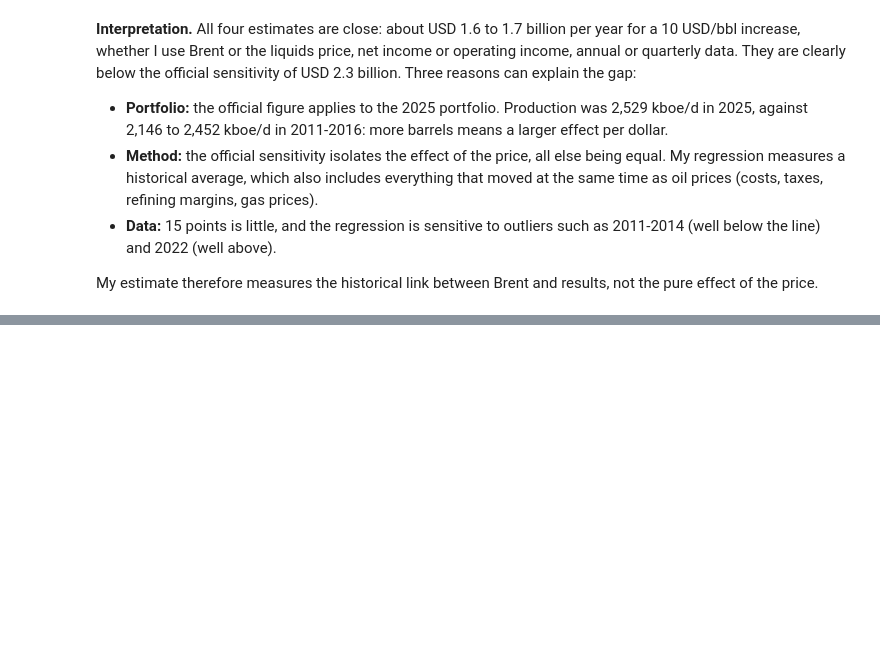
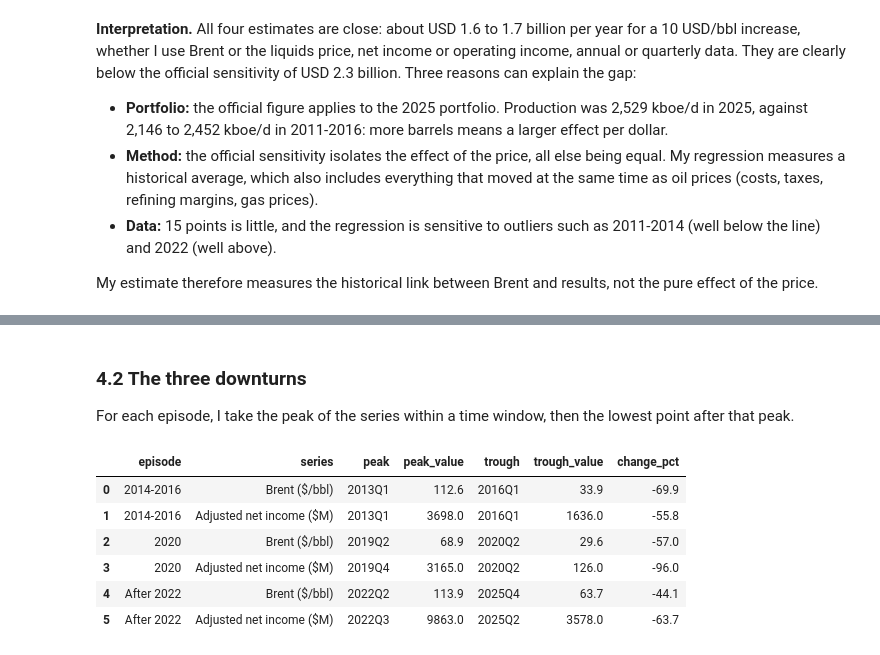
Before and after one commit to Mouabd19/TotalEnergies-Oil-Price-Analysis, a Jupyter notebook: notebooks/01_totalenergies_analysis.ipynb, the cells around one changed output, grey strips where cells are left out. Drawn from its saved outputs; the diff is of its cells as text; code cells hidden in the pictures; blank space fills up the shorter version.

Commit message:
Measure the impact of the three oil price downturns

```diff
--- a/notebooks/01_totalenergies_analysis.ipynb
+++ b/notebooks/01_totalenergies_analysis.ipynb
@@ -357,0 +382,40 @@ My estimate therefore measures the historical link between Brent and results, no
+# %% [markdown]
+### 4.2 The three downturns
+
+For each episode, I take the peak of the series within a time window, then the lowest point after that peak.
+# %%
+def downturn(series: pd.Series, start: str, end: str) -> dict[str, object]:
+    """Return the peak, the trough after the peak, and the change between them, within [start, end]."""
+    window = series.loc[start:end]
+    peak = window.idxmax()
+    trough = window.loc[peak:].idxmin()
+    return {
+        "peak": q.loc[peak, "quarter"],
+        "peak_value": window[peak],
+        "trough": q.loc[trough, "quarter"],
+        "trough_value": window[trough],
+        "change_pct": (window[trough] / window[peak] - 1) * 100,
+    }
+
+
+episodes = {
+    "2014-2016": ("2013-01-01", "2016-12-31"),
+    "2020": ("2019-01-01", "2020-12-31"),
+    "After 2022": ("2022-01-01", "2025-12-31"),
+}
+rows = []
+for name, (start, end) in episodes.items():
+    for label, column in [("Brent ($/bbl)", "brent_avg_usd_per_bbl"),
+                          ("Adjusted net income ($M)", "adjusted_net_income_musd")]:
+        rows.append({"episode": name, "series": label, **downturn(q[column], start, end)})
+
+downturns = pd.DataFrame(rows)
+downturns.round(1)
+# %% [output]
+|  | episode | series | peak | peak_value | trough | trough_value | change_pct |
+| 0 | 2014-2016 | Brent ($/bbl) | 2013Q1 | 112.6 | 2016Q1 | 33.9 | -69.9 |
+| 1 | 2014-2016 | Adjusted net income ($M) | 2013Q1 | 3698.0 | 2016Q1 | 1636.0 | -55.8 |
+| 2 | 2020 | Brent ($/bbl) | 2019Q2 | 68.9 | 2020Q2 | 29.6 | -57.0 |
+| 3 | 2020 | Adjusted net income ($M) | 2019Q4 | 3165.0 | 2020Q2 | 126.0 | -96.0 |
+| 4 | After 2022 | Brent ($/bbl) | 2022Q2 | 113.9 | 2025Q4 | 63.7 | -44.1 |
+| 5 | After 2022 | Adjusted net income ($M) | 2022Q3 | 9863.0 | 2025Q2 | 3578.0 | -63.7 |
```
Also changed, not shown: parts of 4 cells of this notebook.
